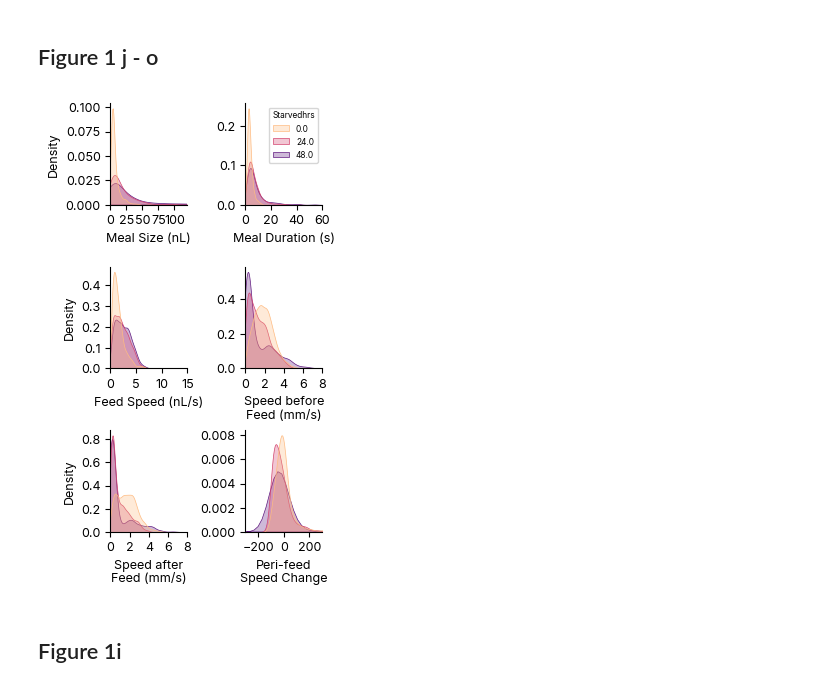
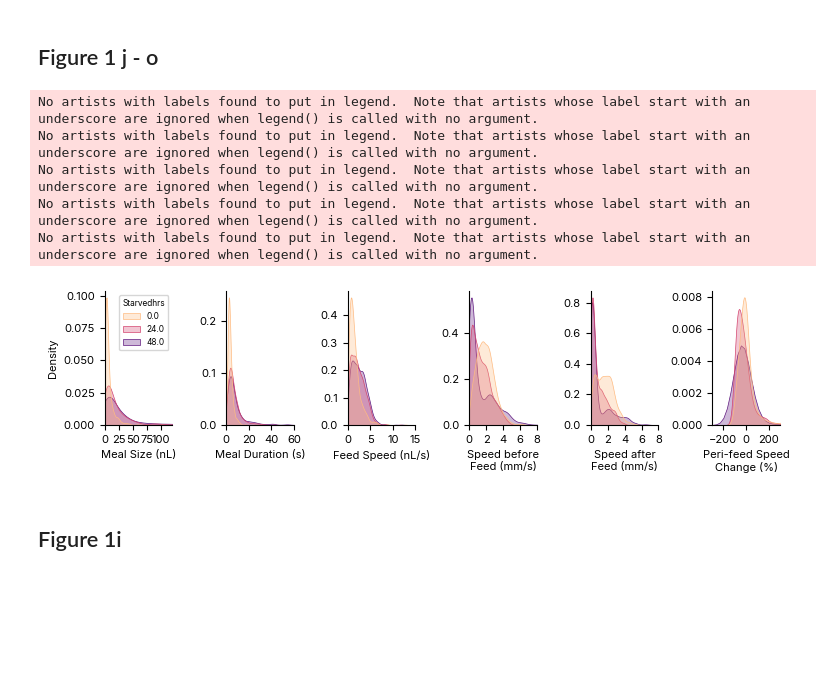
Before and after one commit to sangyu/Holophenotype5HT, a Jupyter notebook: nbs/01_Figures/01_Setup.ipynb, the cells around one changed output. Saved outputs shown, nothing was run; the diff lists cells and outputs as text; code cells hidden in the pictures; blank space fills up the shorter version.

```diff
--- a/nbs/01_Figures/01_Setup.ipynb
+++ b/nbs/01_Figures/01_Setup.ipynb
@@ -69,7 +72,7 @@ a.savefig(W1118Dark_ele.outputFolder+'/stacked.svg')
 # %% [markdown]
 ## Figure 1 j - o
 # %%
-setFont('inter', 9)
+setFont('inter', 8)
 
 WTStarvedPaletteFloat = {'0.0':sns.color_palette("magma")[5], '24.0':sns.color_palette("magma")[3], '48.0':sns.color_palette("magma")[1]}
 
@@ -78,7 +81,7 @@ histMetrics = {'FeedVol_nl':'Meal Size (nL)',
                'FeedSpeed_nl/s': 'Feed Speed (nL/s)',
                '120beforeFeedSpeed_mm/s':'Speed before\nFeed (mm/s)',
                '120afterFeedSpeed_mm/s':'Speed after\nFeed (mm/s)',
-                '120afterPercSpeedGain': 'Peri-feed\nSpeed Change'
+                '120afterPercSpeedGain': 'Peri-feed Speed\nChange (%)'
               }
 xlim = {'FeedVol_nl':[0, 120],
                'revisedFeedDuration_s':[0, 60],
@@ -89,8 +92,8 @@ xlim = {'FeedVol_nl':[0, 120],
 
        }
 
-f, axes = plt.subplots(3, 2)
-f.set_size_inches(3, 5)
+f, axes = plt.subplots(1, 6)
+f.set_size_inches(7.5, 2)
 
 setFont('inter', 6)
 n= 0
@@ -101,40 +104,47 @@ for m in histMetrics.keys():
                 fill=True, common_norm=False,
    alpha=.3, linewidth=.5,)
     axes.flatten()[n].locator_params(nbins=5)
-    if n != 1:
+
+    if n != 0:
         axes.flatten()[n].legend().remove()
+
     # else:
     #     axes.flatten()[n].legend().get_texts()[0].set_text('0')
     #     axes.flatten()[n].legend().get_texts()[1].set_text('24')
     #     axes.flatten()[n].legend().get_texts()[2].set_text('48')
     axes.flatten()[n].set_xlabel(histMetrics[m])
-    if n%2 == 1:
+    if n!=0:
         axes.flatten()[n].set_ylabel('')
     else:
         axes.flatten()[n].set_ylabel('Density')
     axes.flatten()[n].set_xlim(xlim[m])
     axes.flatten()[n].spines[['right', 'top']].set_visible(False)
     n = n+1
 f.tight_layout()
 # axes[0].set_xlim(-0.001, 0.07)
 # axes[0].set_xlabel('Meal Size (ul)')
 
 # sns.histplot(W1118Dark_ele.feedsRevisedDf['FeedDuration_s'], ax = axes[1], stat = 'density', alpha = .2)
 # sns.kdeplot(W1118Dark_ele.feedsRevisedDf['FeedDuration_s'], ax = axes[1])
 # axes[1].set_xlim(-0.01, 40)
 # axes[1].set_ylabel('')
 # axes[1].set_xlabel('Meal Duration (s)')
 
 # sns.histplot(W1118Dark_ele.feedsRevisedDf['FeedSpeed_nl/s'], ax = axes[2], stat = 'density', alpha = .2)
 # sns.kdeplot(W1118Dark_ele.feedsRevisedDf['FeedSpeed_nl/s'], ax = axes[2])
 # axes[2].set_xlim(-0.1, 10)
 # axes[2].set_ylabel('')
 # axes[2].set_xlabel('Feed Speed (nl/s)')
 # f.tight_layout()
 # f.savefig(W1118Dark_ele.outputFolder+'/hists.svg', bbox_inches='tight', pad_inches=0)
 f.savefig(W1118Dark_ele.outputFolder+'/histsSpeeds.svg', bbox_inches='tight', pad_inches=0)
 # %% [output]
+No artists with labels found to put in legend.  Note that artists whose label start with an underscore are ignored when legend() is called with no argument.
+No artists with labels found to put in legend.  Note that artists whose label start with an underscore are ignored when legend() is called with no argument.
+No artists with labels found to put in legend.  Note that artists whose label start with an underscore are ignored when legend() is called with no argument.
+No artists with labels found to put in legend.  Note that artists whose label start with an underscore are ignored when legend() is called with no argument.
+No artists with labels found to put in legend.  Note that artists whose label start with an underscore are ignored when legend() is called with no argument.
-[figure, old version]
+[figure, new version]
 # %% [markdown]
 ## Figure 1i
 # %%
```
Also changed, not shown: parts of 18 cells of this notebook, 5 other files.
